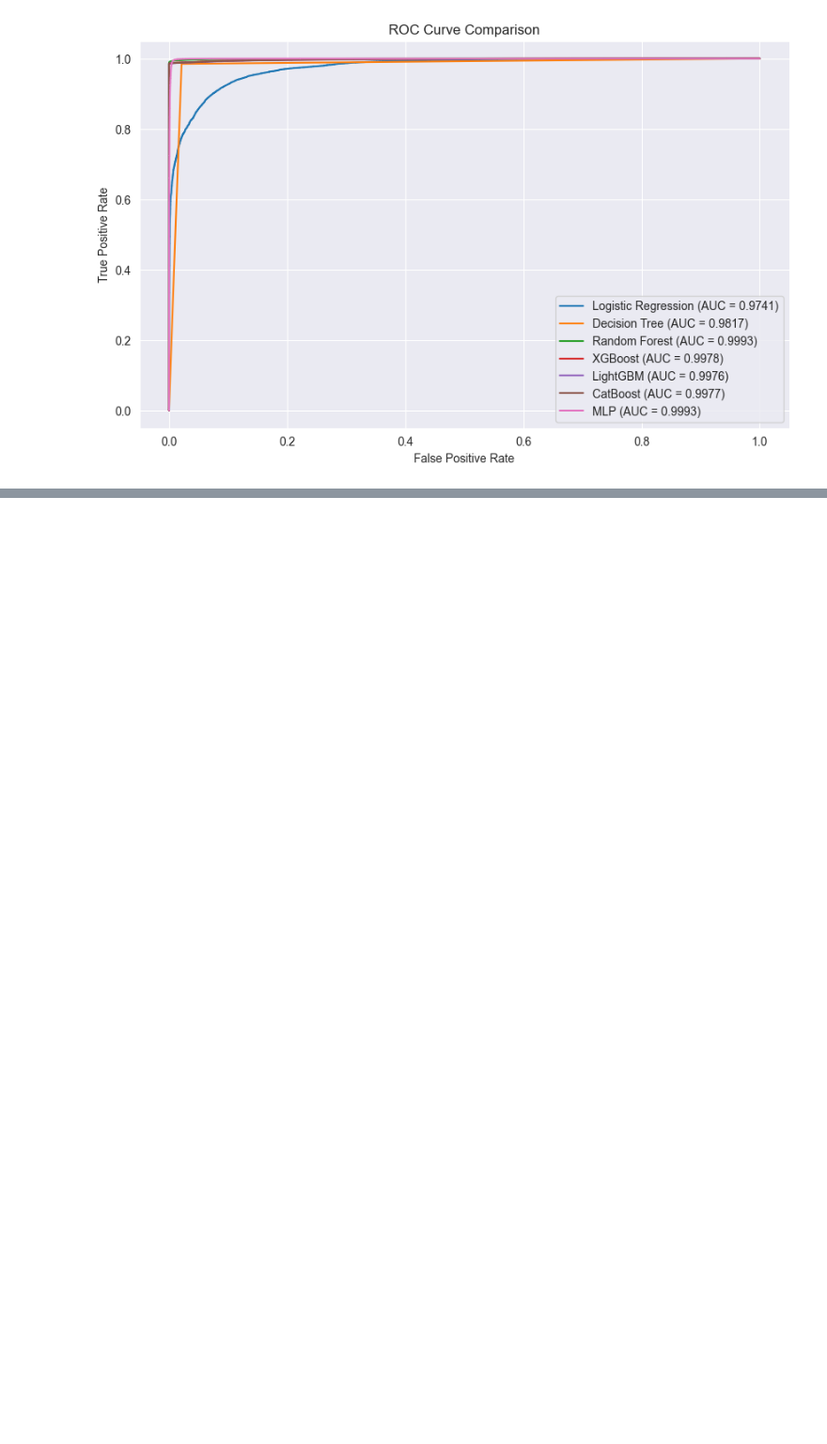
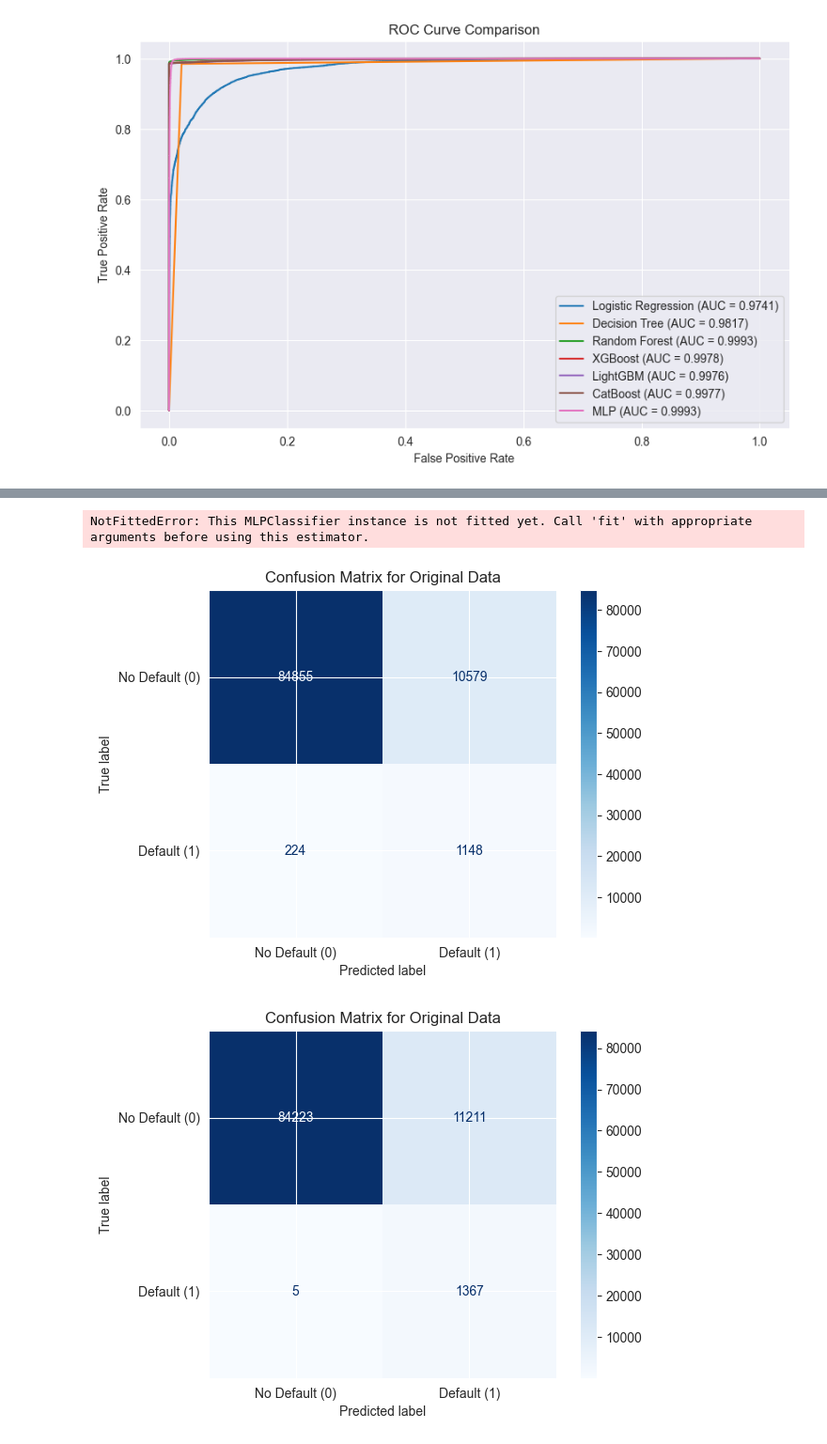
Before and after one commit to Userfrom1995/CreditCard_Predictions, a Jupyter notebook: main.ipynb, the cells around one changed output, grey strips where cells are left out. Shown at 94% size. Cells and saved outputs as stored; diff of their text form; code cells hidden in the pictures; blank space fills up the shorter version.

```diff
--- a/main.ipynb
+++ b/main.ipynb
@@ -1356,0 +1615,4 @@ plt.show()
+# %%
+y_pred = mlp_o.predict(X_)
+# %% [output]
+NotFittedError: This MLPClassifier instance is not fitted yet. Call 'fit' with appropriate arguments before using this estimator.
@@ -1356,0 +1622,37 @@ plt.show()
+# %%
+y_pred_original = mlp.predict(X_original_scaled)
+
+# Compute the confusion matrix
+cm = confusion_matrix(y_original, y_pred_original)
+
+# Display the confusion matrix
+disp = ConfusionMatrixDisplay(confusion_matrix=cm, display_labels=['No Default (0)', 'Default (1)'])
+disp.plot(cmap="Blues")
+plt.title("Confusion Matrix for Original Data")
+plt.show()
+
+data = pd.read_csv("Dev_data_to_be_shared.csv")  # Replace with your file path
+X_original = data.drop(columns=["bad_flag",'account_number'])  # Replace "bad_flag" with your target column name
+y_original = data["bad_flag"]
+
+from sklearn.preprocessing import StandardScaler
+X_original.fillna(0, inplace=True)
+
+# Assuming the scaler was used during training
+scaler = StandardScaler()
+X_original_scaled = scaler.fit_transform(X_original)
+
+# Predict the target
+y_pred_original = rf_model.predict(X_original_scaled)
+
+# Compute the confusion matrix
+cm = confusion_matrix(y_original, y_pred_original)
+
+# Display the confusion matrix
+disp = ConfusionMatrixDisplay(confusion_matrix=cm, display_labels=['No Default (0)', 'Default (1)'])
+disp.plot(cmap="Blues")
+plt.title("Confusion Matrix for Original Data")
+plt.show()
+# %% [output]
+[figure, added]
+[figure, added]
```
Also changed, not shown: parts of 37 cells of this notebook, 12 other files.
